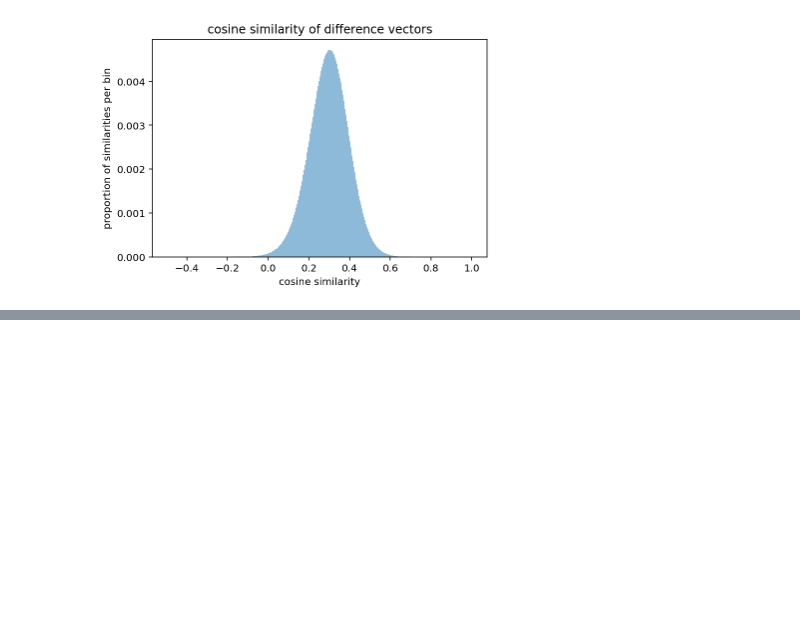
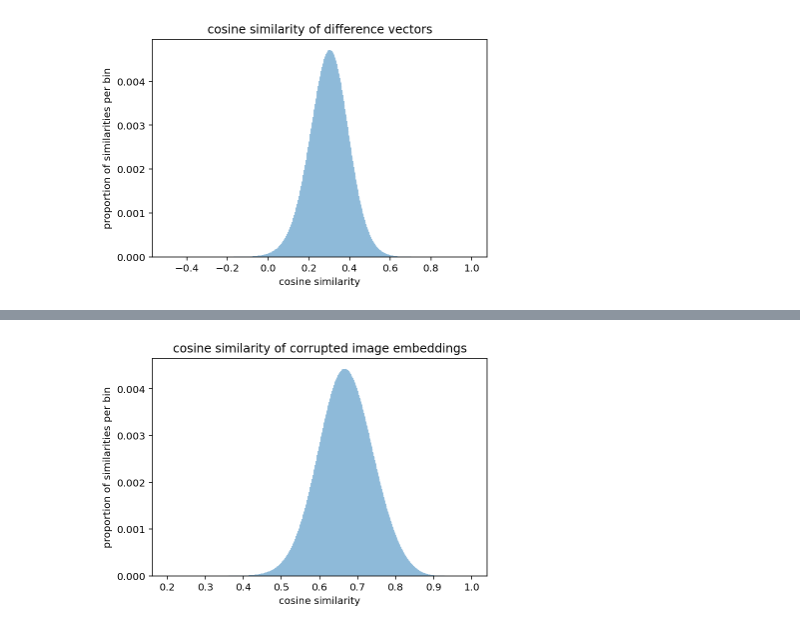
Before and after one commit to ahdavies6/clip-robustness, a Jupyter notebook: notebooks/og_clip_model_analysis.ipynb, the cells around one changed output, grey strips where cells are left out. Drawn from its saved outputs; the diff is of its cells as text; code cells hidden in the pictures; blank space fills up the shorter version.

```diff
--- a/notebooks/og_clip_model_analysis.ipynb
+++ b/notebooks/og_clip_model_analysis.ipynb
@@ -212,8 +234,8 @@ True
 # %%
 def cosine_similarity(x,y):
-    x /= x.norm(dim=-1, keepdim=True)
-    y /= y.norm(dim=-1, keepdim=True)
-    return x @ y.T
+#     x /= x.norm(dim=-1, keepdim=True)
+#     y /= y.norm(dim=-1, keepdim=True)
+    return (x @ y.T) / (x.norm(dim=-1, keepdim=True) * y.norm(dim=-1, keepdim=True))
 
 def yeet(tensor, to_numpy=True):
     if to_numpy:
@@ -369,0 +407,17 @@ plt.show()
+# %%
+imagenet_c_features = yeet(torch.load(f'{feature_dir}/imagenet_c_features.pt'), to_numpy=False)
+bfm_imgnet_c = yeet(cosine_similarity(imagenet_c_features, imagenet_c_features))
+nonzero_bfm_imgnet_c = bfm_imgnet_c[bfm_imgnet_c != 0]
+# %%
+fig, ax = plt.subplots()
+hist_weights = np.ones_like(nonzero_bfm_imgnet_c)/float(len(nonzero_bfm_imgnet_c))
+# hist2_weights = np.ones_like(nonzero_bfm_diff)/float(len(nonzero_bfm_diff))
+# hist2_weights *= np.max(imgnet_hist) / np.max(diff_hist)  # why this is necessary, I do not know
+ax.hist(nonzero_bfm_imgnet_c, bins=1000, density=False, weights=hist_weights, alpha=0.5)
+# ax.legend(['difference vectors', 'image embeddings'])
+ax.set_title('cosine similarity of corrupted image embeddings')
+ax.set_xlabel('cosine similarity')
+ax.set_ylabel('proportion of similarities per bin')
+fig.show()
+# %% [output]
+[figure, added]
```
Also changed, not shown: parts of 23 cells of this notebook.
